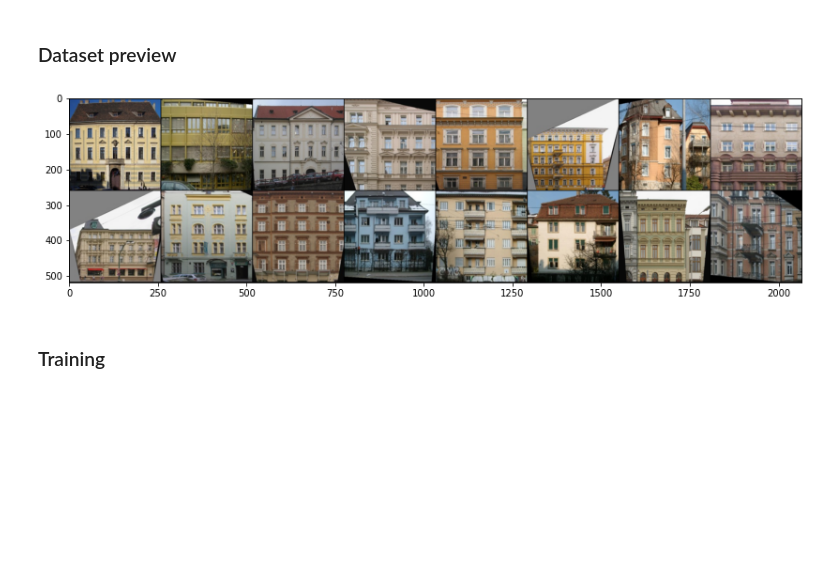
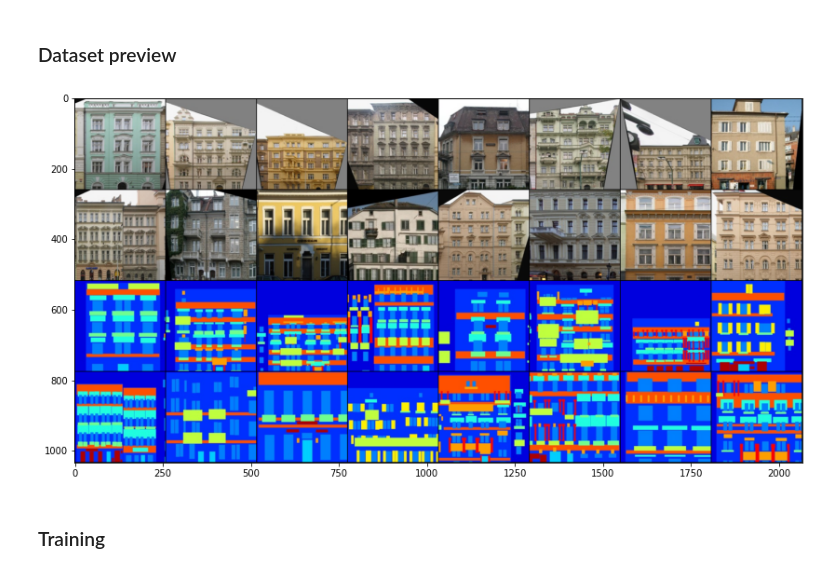
Before and after one commit to adriansuwala/ml2020-21, a Jupyter notebook: projekt/pix2pix.ipynb, the cells around one changed output. Cells and saved outputs as stored; diff of their text form; code cells hidden in the pictures; blank space fills up the shorter version.

```diff
--- a/projekt/pix2pix.ipynb
+++ b/projekt/pix2pix.ipynb
@@ -501,17 +556,18 @@ facades_test = Facades(root="datasets", folder="test", download=False,
 # %%
 testloader = torch.utils.data.DataLoader(facades_train, batch_size=16, shuffle=True, num_workers=0)
 testiter = iter(testloader)
 img, masks = testiter.next()
 
 fig, ax = plt.subplots(figsize=(14,14))
-ax.imshow(torchvision.utils.make_grid(std*img + mean).detach().numpy().transpose(1, 2, 0), cmap="gray")
+images = std*torch.cat((img, masks), dim=0) + mean
+ax.imshow(torchvision.utils.make_grid(images).numpy().transpose(1,2,0), cmap="gray")
 
 try:
     print(dis(img, masks).T)
 except NameError:
     pass
 # %% [output]
-[figure, old version]
+[figure, new version]
 # %% [markdown]
 ### Training
 # %%
```
Also changed, not shown: parts of 20 cells of this notebook, 1 other file.
